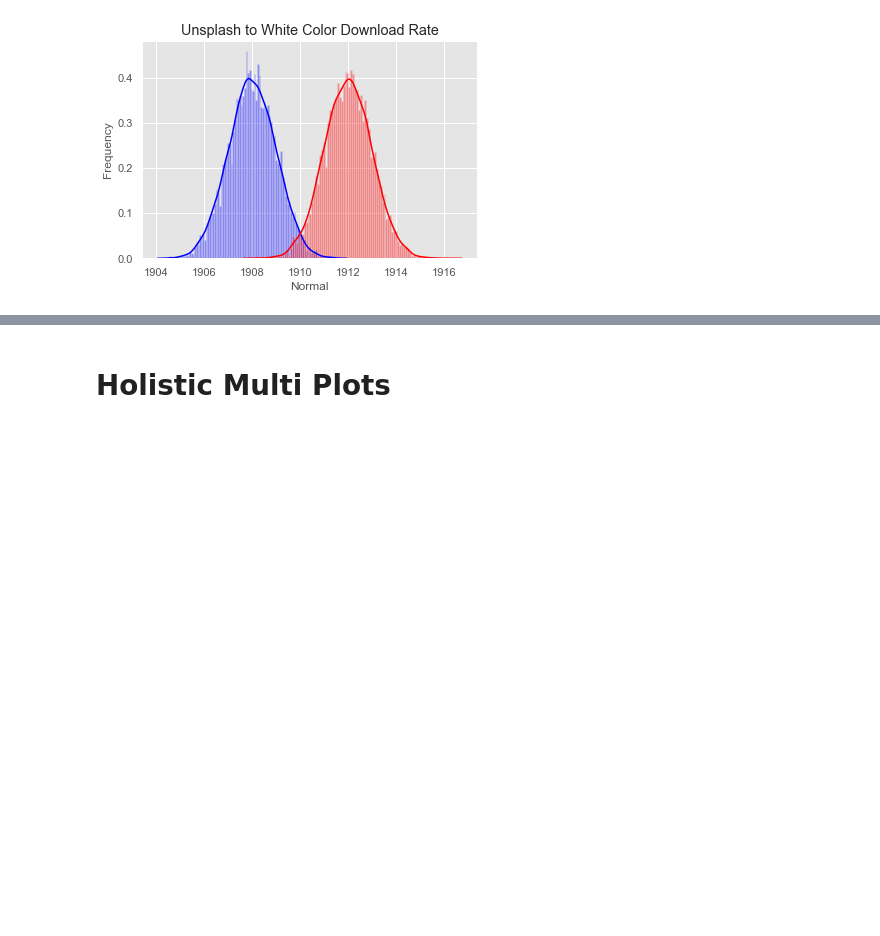
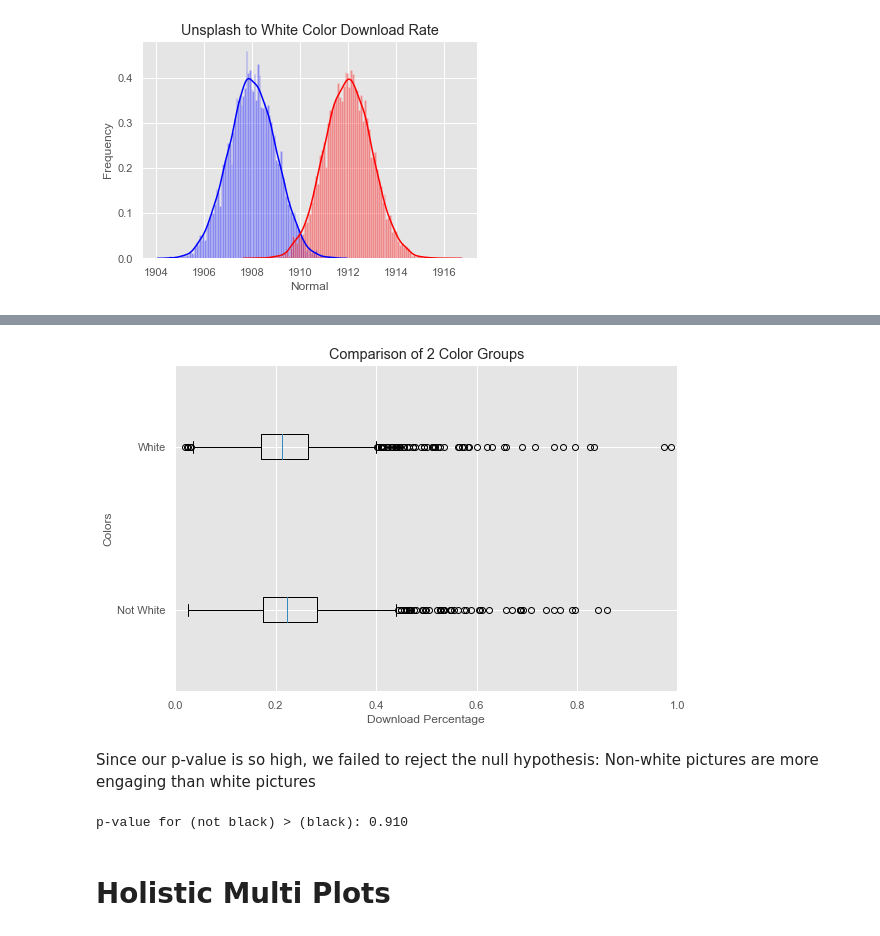
Before and after one commit to Aaronhjlee/UnsplashEDA, a Jupyter notebook: UnsplashEDA.ipynb, the cells around one changed output, grey strips where cells are left out. Cells and saved outputs as stored; diff of their text form; code cells hidden in the pictures; blank space fills up the shorter version.

```diff
--- a/UnsplashEDA.ipynb
+++ b/UnsplashEDA.ipynb
@@ -697,0 +713,13 @@ sum(black_df['downloads']) / sum(black_df['views'])
+# %%
+fig = plt.figure(1, figsize=(9, 6))
+ax = fig.add_subplot(111)
+plt.xlim(0, 1)
+bp = ax.boxplot([not_white_df['dl_percent'], white_df['dl_percent']], labels=['Not White', 'White'], vert=False)
+ax.set_title('Comparison of 2 Color Groups')
+ax.set_ylabel('Colors')
+ax.set_xlabel('Download Percentage');
+# %% [output]
+[figure, added]
+# %% [markdown]
+Since our p-value is so high, we failed to reject the null hypothesis:
+Non-white pictures are more engaging than white pictures
@@ -698,3 +731,8 @@ sum(black_df['downloads']) / sum(black_df['views'])
+# %%
+res = stats.mannwhitneyu(not_black_df['dl_percent'], black_df['dl_percent'], alternative="less")
+print("p-value for (not black) > (black): {:2.3f}".format(res.pvalue))
+# %% [output]
+p-value for (not black) > (black): 0.910
 # %% [markdown]
 # Holistic Multi Plots
 # %%
```
Also changed, not shown: parts of 36 cells of this notebook, 2 other files.
